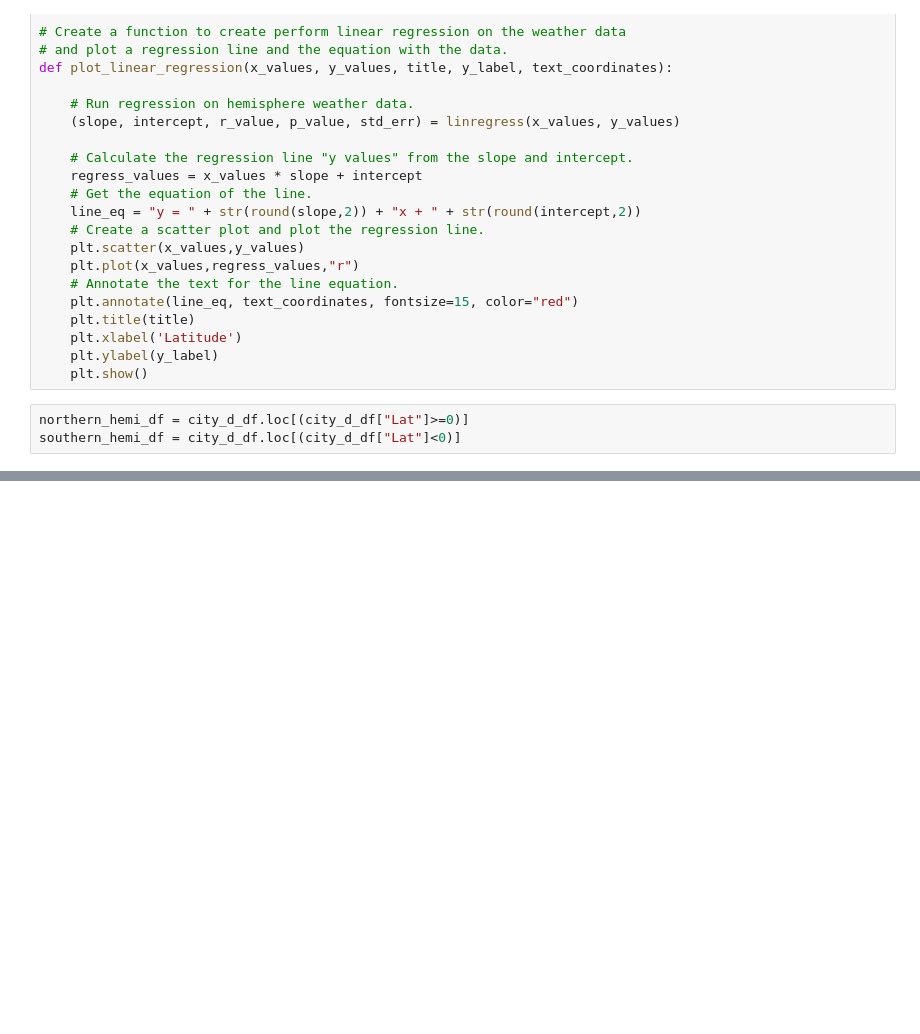
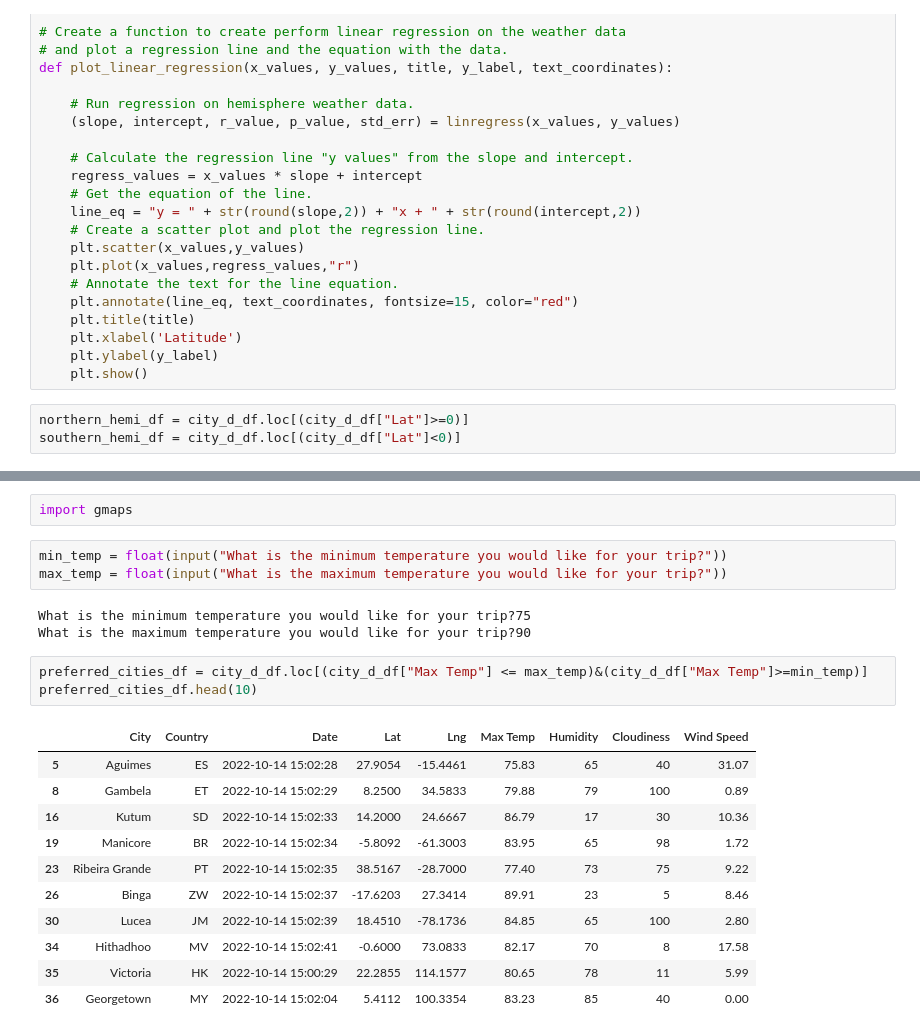
Before and after one commit to ZachOtto704/World_Weather_Analysis, a Jupyter notebook: WeatherPy.ipynb, the cells around one changed output, grey strips where cells are left out. Saved outputs shown, nothing was run; the diff lists cells and outputs as text; blank space fills up the shorter version.

```diff
--- a/WeatherPy.ipynb
+++ b/WeatherPy.ipynb
@@ -371,0 +372,23 @@ plot_linear_regression(x_values, y_values, 'Linear Regression on the Southern He
+# %%
+import gmaps
+# %%
+min_temp = float(input("What is the minimum temperature you would like for your trip?"))
+max_temp = float(input("What is the maximum temperature you would like for your trip?"))
+# %% [output]
+What is the minimum temperature you would like for your trip?75
+What is the maximum temperature you would like for your trip?90
+# %%
+preferred_cities_df = city_d_df.loc[(city_d_df["Max Temp"] <= max_temp)&(city_d_df["Max Temp"]>=min_temp)]
+preferred_cities_df.head(10)
+# %% [output]
+|  | City | Country | Date | Lat | Lng | Max Temp | Humidity | Cloudiness | Wind Speed |
+| 5 | Aguimes | ES | 2022-10-14 15:02:28 | 27.9054 | -15.4461 | 75.83 | 65 | 40 | 31.07 |
+| 8 | Gambela | ET | 2022-10-14 15:02:29 | 8.2500 | 34.5833 | 79.88 | 79 | 100 | 0.89 |
+| 16 | Kutum | SD | 2022-10-14 15:02:33 | 14.2000 | 24.6667 | 86.79 | 17 | 30 | 10.36 |
+| 19 | Manicore | BR | 2022-10-14 15:02:34 | -5.8092 | -61.3003 | 83.95 | 65 | 98 | 1.72 |
+| 23 | Ribeira Grande | PT | 2022-10-14 15:02:35 | 38.5167 | -28.7000 | 77.40 | 73 | 75 | 9.22 |
+| 26 | Binga | ZW | 2022-10-14 15:02:37 | -17.6203 | 27.3414 | 89.91 | 23 | 5 | 8.46 |
+| 30 | Lucea | JM | 2022-10-14 15:02:39 | 18.4510 | -78.1736 | 84.85 | 65 | 100 | 2.80 |
+| 34 | Hithadhoo | MV | 2022-10-14 15:02:41 | -0.6000 | 73.0833 | 82.17 | 70 | 8 | 17.58 |
+| 35 | Victoria | HK | 2022-10-14 15:00:29 | 22.2855 | 114.1577 | 80.65 | 78 | 11 | 5.99 |
+| 36 | Georgetown | MY | 2022-10-14 15:02:04 | 5.4112 | 100.3354 | 83.23 | 85 | 40 | 0.00 |
```
Also changed, not shown: parts of 20 cells of this notebook, 7 other files.
